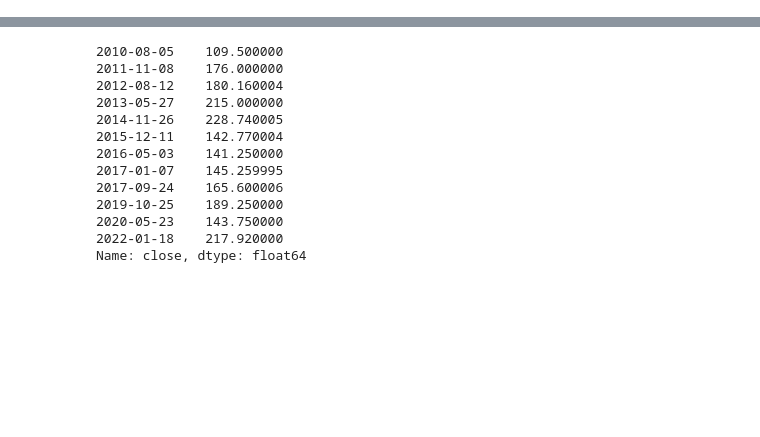
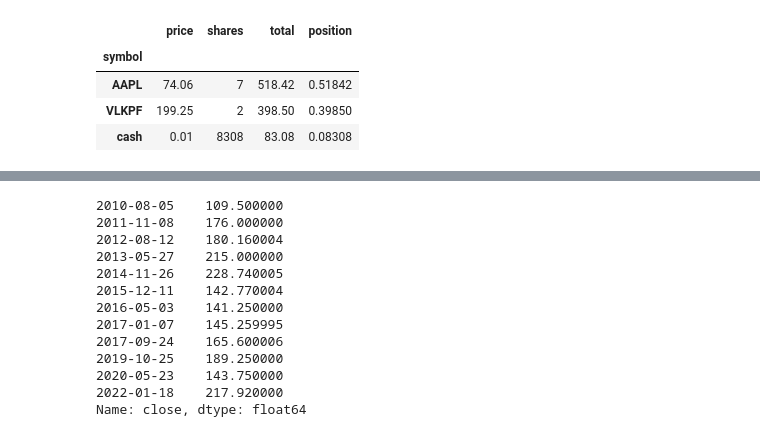
Before and after one commit to ddvlamin/finrl, a Jupyter notebook: notebooks/playground.ipynb, the cells around one changed output, grey strips where cells are left out. Saved outputs shown, nothing was run; the diff lists cells and outputs as text; code cells hidden in the pictures; blank space fills up the shorter version.

```diff
--- a/notebooks/playground.ipynb
+++ b/notebooks/playground.ipynb
@@ -60,3 +43,12 @@ df = get_historical_stock_df("1day", "VLKPF", "2000-01-01", "2023-11-10")
+# %%
+simulator.reposition(new_positions["position"])
+simulator.current_positions
+# %% [output]
+|  | price | shares | total | position |
+| symbol |  |  |  |  |
+| AAPL | 74.06 | 7 | 518.42 | 0.51842 |
+| VLKPF | 199.25 | 2 | 398.50 | 0.39850 |
+| cash | 0.01 | 8308 | 83.08 | 0.08308 |
 # %%
 df["filtered_close"] = filter_signal(df["close"].values, 365)
 ribbons = ribbon(df, "close", range(5,61,5))
```
Also changed, not shown: parts of 19 cells of this notebook, 3 other files.
